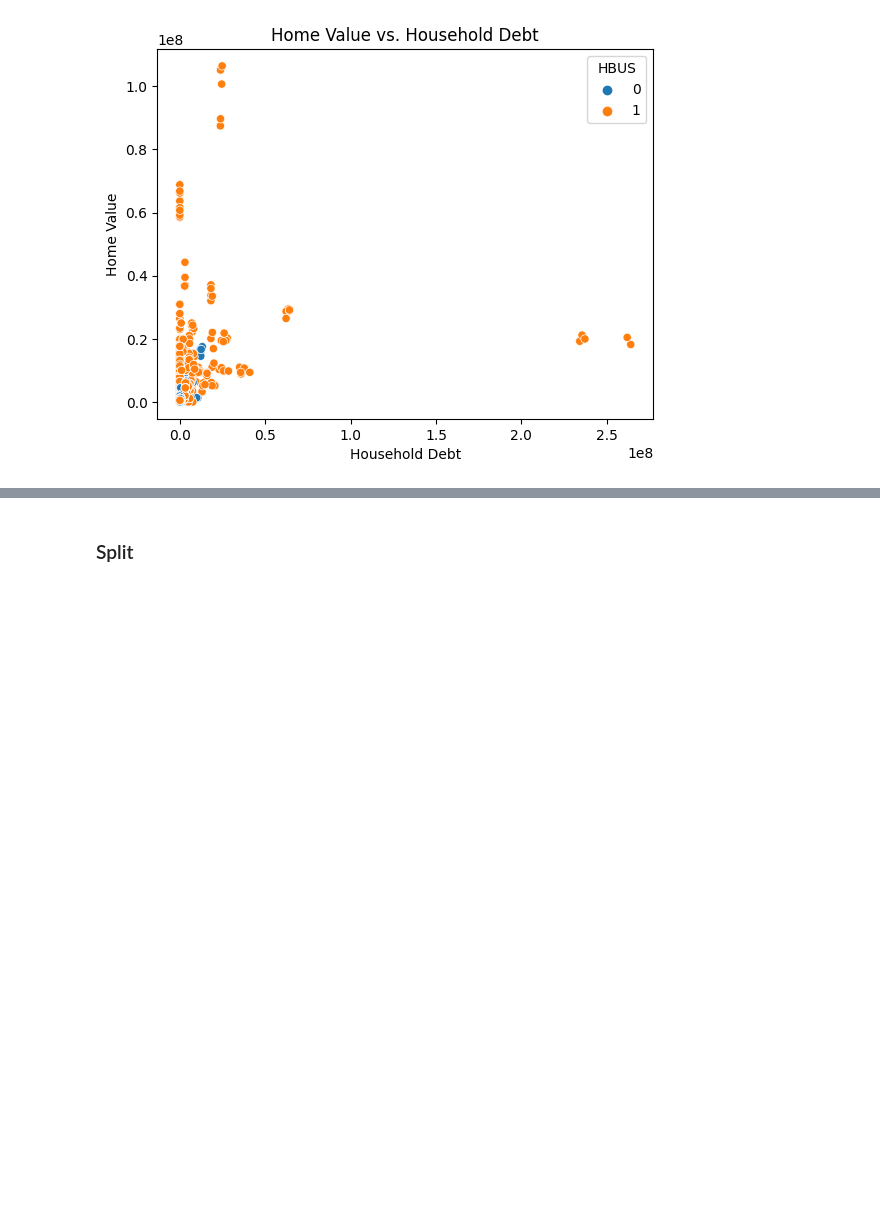
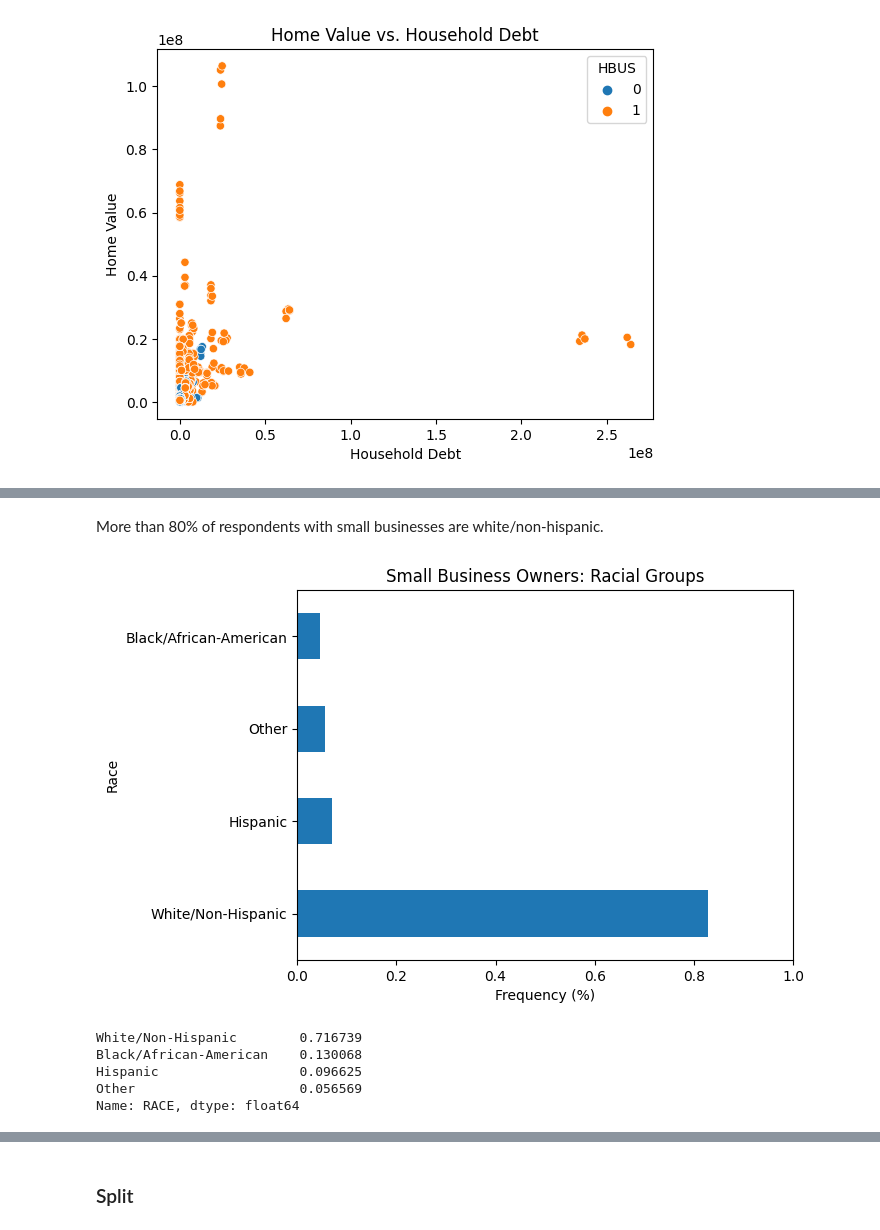
Before and after one commit to noelogbuagu/Data_Science_Portfolio, a Jupyter notebook: 6_Customer_Segmentation/notebook.ipynb, the cells around one changed output, grey strips where cells are left out. Drawn from its saved outputs; the diff is of its cells as text; code cells hidden in the pictures; blank space fills up the shorter version.

```diff
--- a/6_Customer_Segmentation/notebook.ipynb
+++ b/6_Customer_Segmentation/notebook.ipynb
@@ -106,0 +157,22 @@ plt.title("Home Value vs. Household Debt");
+# %% [markdown]
+More than 80% of respondents with small businesses are white/non-hispanic.
+# %%
+# Create bar chart of race_value_counts
+race_value_counts.plot(kind='barh')
+plt.xlim((0, 1))
+plt.xlabel("Frequency (%)")
+plt.ylabel("Race")
+plt.title("Small Business Owners: Racial Groups");
+# %% [output]
+[figure, added]
+# %%
+# calculate racial grop of all respondents
+race2 = df['RACE'].replace(race_dict)
+race_value_counts_2 = race2.value_counts(normalize=True)
+race_value_counts_2
+# %% [output]
+White/Non-Hispanic        0.716739
+Black/African-American    0.130068
+Hispanic                  0.096625
+Other                     0.056569
+Name: RACE, dtype: float64
```
Also changed, not shown: parts of 18 cells of this notebook.
